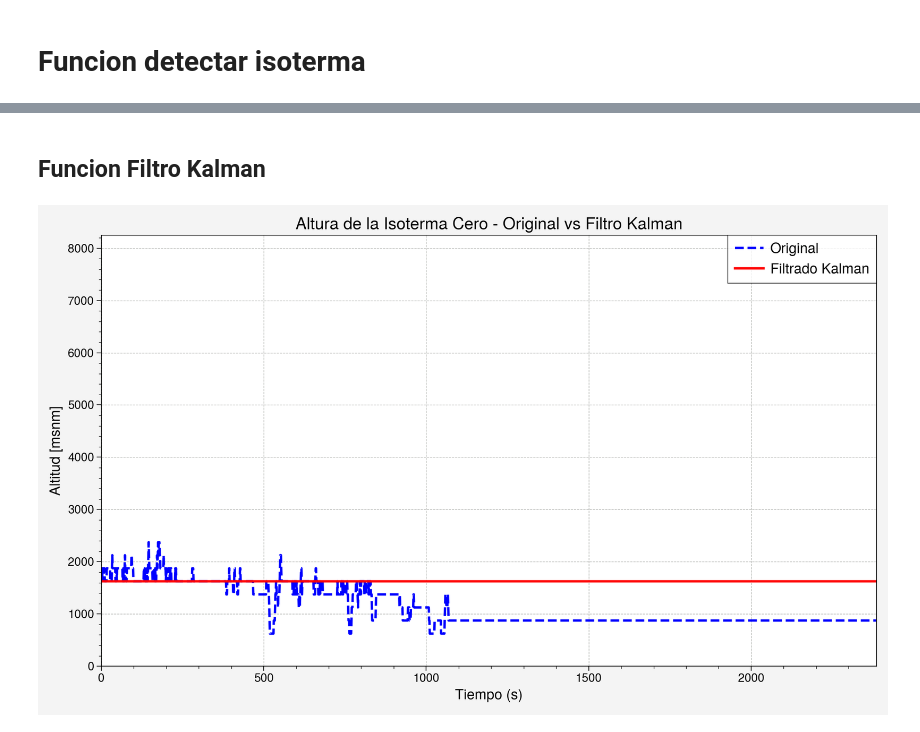
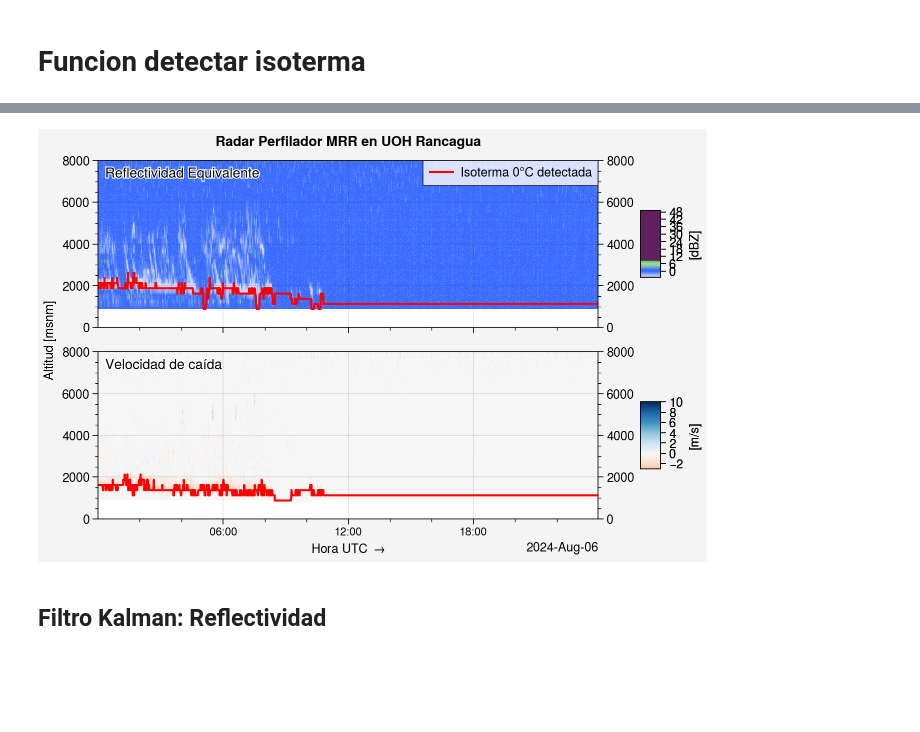
Before and after one commit to Ynoc01/RadarVisualisation, a Jupyter notebook: PlotRadar/PlotRadar_Isoterma.ipynb, the cells around one changed output, grey strips where cells are left out. Cells and saved outputs as stored; diff of their text form; code cells hidden in the pictures; blank space fills up the shorter version.

```diff
--- a/PlotRadar/PlotRadar_Isoterma.ipynb
+++ b/PlotRadar/PlotRadar_Isoterma.ipynb
@@ -508,2 +489,10 @@ AlturasIsoterma = np.array(IndicesIsoterma) * FactorConversion
+# %%
+resultados_isoterma_Ze = detectar_isoterma_cero(gradiente_Ze, altura_inicial=2000)
+resultados_isoterma_Vf = detectar_isoterma_cero(gradiente_Vf, altura_inicial=2000)
+
+# Graficar con la isoterma
+plot_mrr3_imshow_con_isoterma(xlim, new_time, heights_ajustado, gradiente_Ze, resultados_isoterma_Ze, Vf=gradiente_Vf, isoterma_results_Vf=resultados_isoterma_Vf)
+# %% [output]
+[figure, added]
 # %% [markdown]
-## Funcion Filtro Kalman
+## Filtro Kalman: Reflectividad
@@ -555,17 +498,0 @@ alturas_filtradas = filtro_kalman(AlturasIsoterma_ajustadas,
-# %%
-fig, ax = plt.subplots(figsize=(10, 6))
-ax.plot(AlturasIsoterma_ajustadas, label="Original", linestyle='--', color='blue', linewidth=2)
-ax.plot(alturas_filtradas, label="Filtrado Kalman", linestyle='-', color='red', linewidth=2)
-ax.set_xlabel('Tiempo (s)', fontsize=12)
-ax.set_ylabel('Altitud [msnm]', fontsize=12)
-ax.set_title('Altura de la Isoterma Cero - Original vs Filtro Kalman', fontsize=14)
-ax.set_xlim([0, len(AlturasIsoterma)])
-ax.set_ylim([0, heights[-1].values])
-ax.grid(color='gray', linestyle='--', linewidth=0.5, alpha=0.7)
-ax.legend(loc='upper right', fontsize=12)
-ax.tick_params(axis='both', which='major', labelsize=10)
-ax.tick_params(axis='both', which='minor', labelsize=8)
-plt.tight_layout()
-plt.show()
-# %% [output]
-[figure, removed]
```
Also changed, not shown: parts of 27 cells of this notebook.
